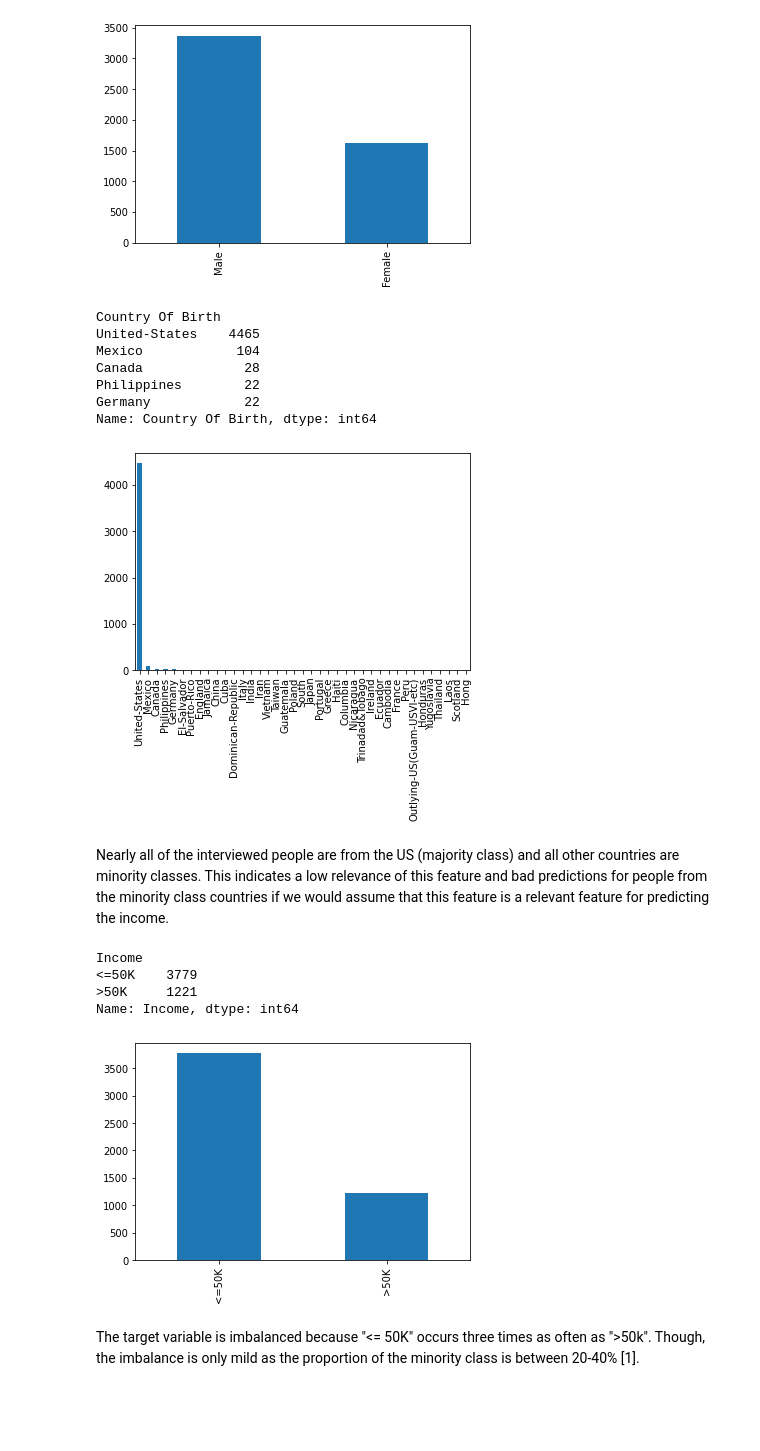
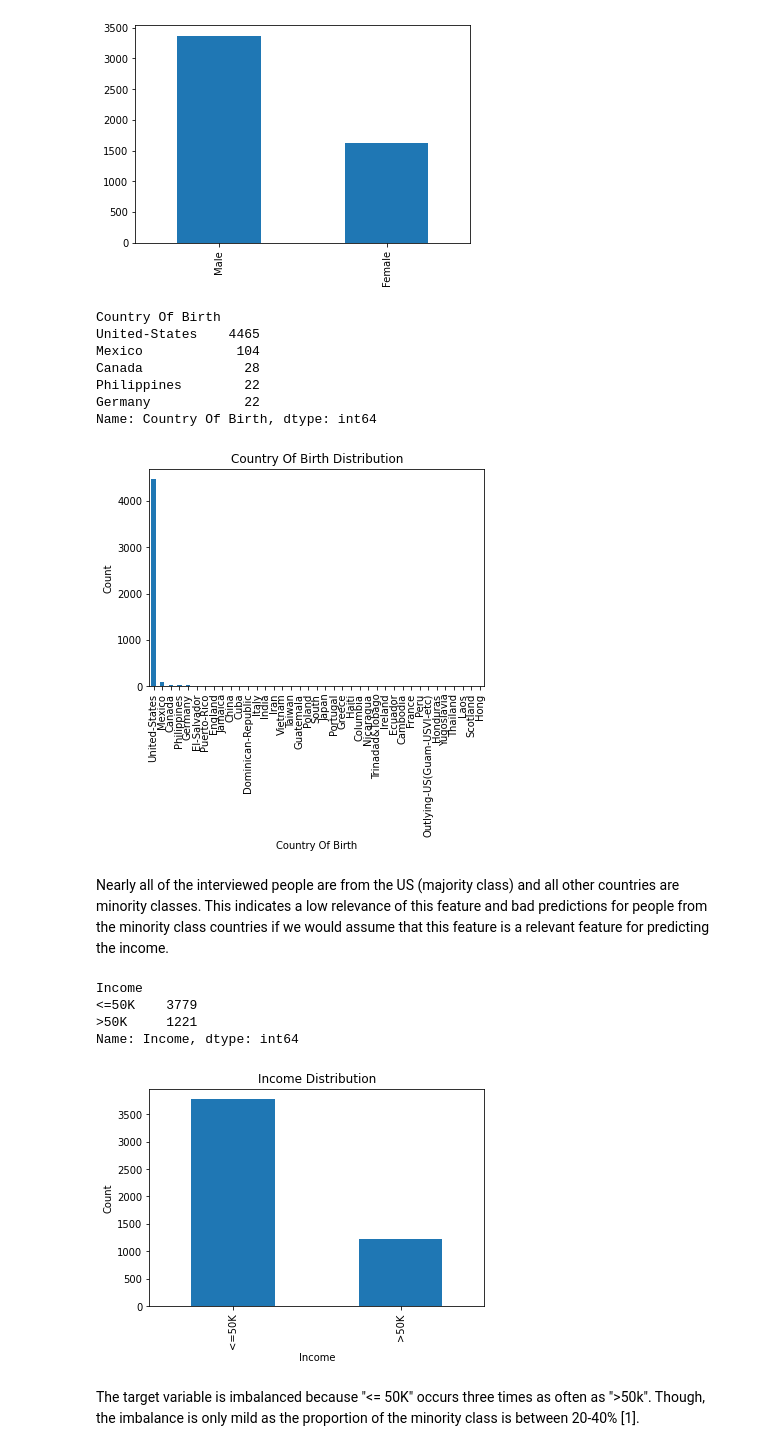
Before and after one commit to lucashoeft/Intelligent-Data-Analysis-Project, a Jupyter notebook: Intelligent-Data-Analysis-Project.ipynb, the cells around one changed output. Drawn from its saved outputs; the diff is of its cells as text; code cells hidden in the pictures; blank space fills up the shorter version.

```diff
--- a/Intelligent-Data-Analysis-Project.ipynb
+++ b/Intelligent-Data-Analysis-Project.ipynb
@@ -122,6 +122,7 @@ gender_distribution = income_labeled['Gender'].value_counts().plot(kind='bar')
 [figure]
 # %%
 country_distribution = income_labeled['Country Of Birth'].value_counts().plot(kind='bar')
+country_distribution.set(xlabel="Country Of Birth", ylabel="Count", title="Country Of Birth Distribution")
 
 # Top 5 Origin Countries
 income_labeled.groupby(['Country Of Birth'])['Country Of Birth'].count().sort_values(ascending=False).head(5)
@@ -133,20 +134,21 @@ Canada             28
 Philippines        22
 Germany            22
 Name: Country Of Birth, dtype: int64
-[figure, old version]
+[figure, new version]
 # %% [markdown]
 Nearly all of the interviewed people are from the US (majority class) and all other countries are minority classes. This indicates a low relevance of this feature and bad predictions for people from the minority class countries if we would assume that this feature is a relevant feature for predicting the income.
 # %%
-# Check balance between label that has to be predicted
-target_distribution = income_labeled['Income'].value_counts().plot(kind='bar', )
+# Check balance of target variable
+target_distribution = income_labeled['Income'].value_counts().plot(kind='bar')
+target_distribution.set(xlabel="Income", ylabel="Count", title="Income Distribution")
 
 income_labeled.groupby(['Income'])['Income'].count()
 # %% [output]
 Income
 <=50K    3779
 >50K     1221
 Name: Income, dtype: int64
-[figure, old version]
+[figure, new version]
 # %% [markdown]
 The target variable is imbalanced because "<= 50K" occurs three times as often as ">50k". Though, the imbalance is only mild as the proportion of the minority class is between 20-40% [1].
 # %% [markdown]
```
Also changed, not shown: parts of 22 cells of this notebook.
